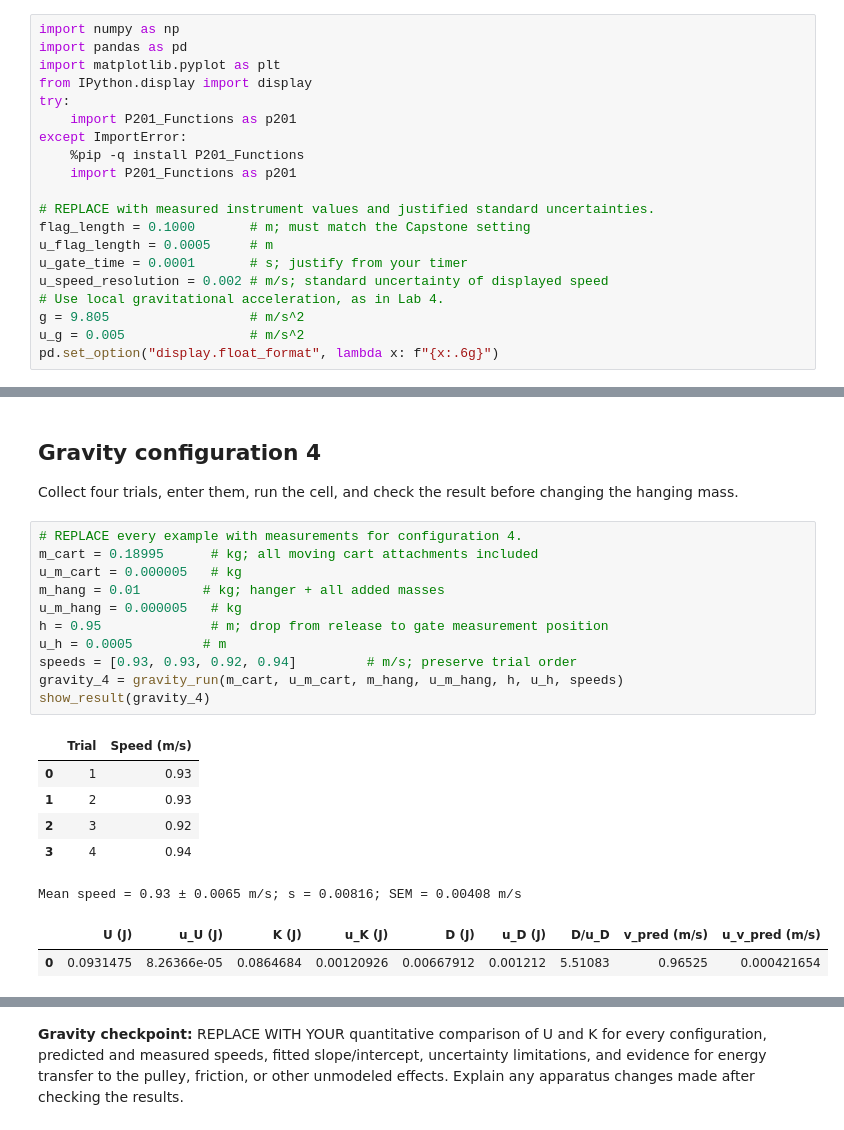
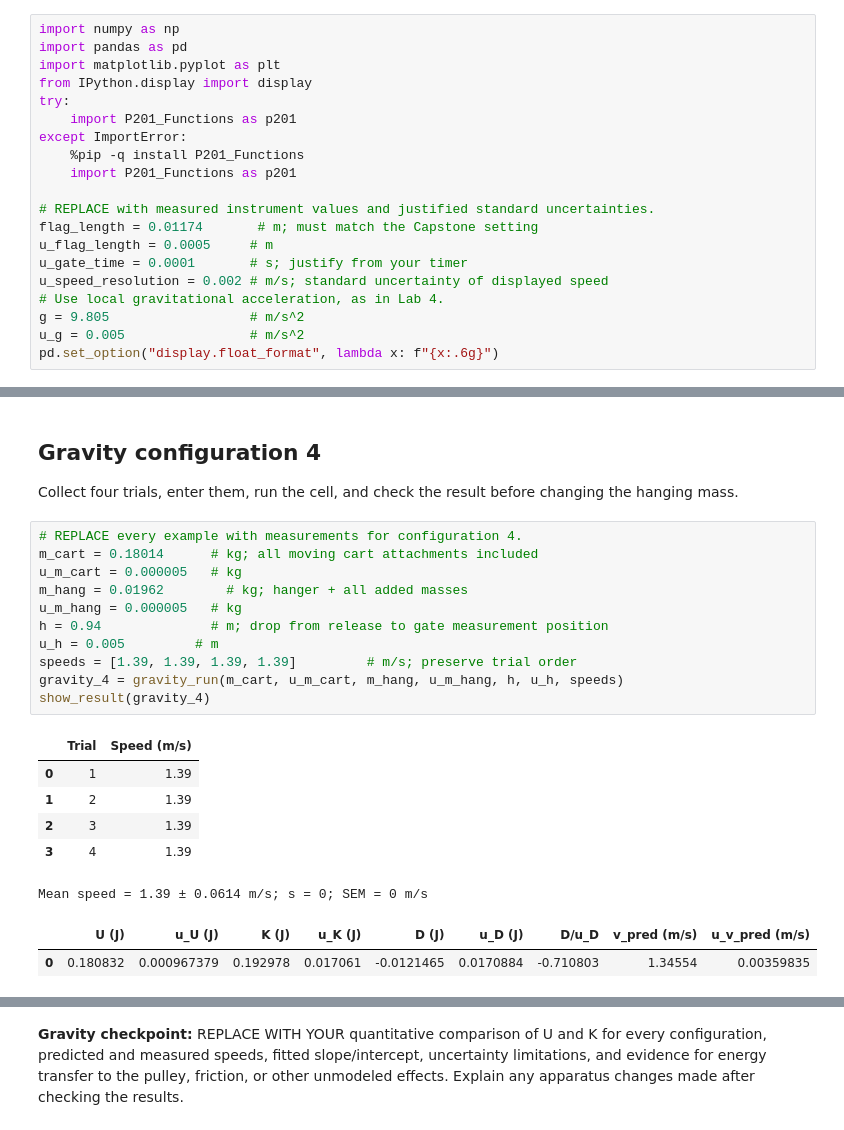
Before and after one commit to qaissafiullah25/Phys201L, a Jupyter notebook: labs/Lab05_Air_Track_Conservation_of_Energy/Lab05_Air_Track_Conservation_of_Energy.ipynb, the cells around one changed output, grey strips where cells are left out. Cells and saved outputs as stored; diff of their text form.

```diff
--- a/labs/Lab05_Air_Track_Conservation_of_Energy/Lab05_Air_Track_Conservation_of_Energy.ipynb
+++ b/labs/Lab05_Air_Track_Conservation_of_Energy/Lab05_Air_Track_Conservation_of_Energy.ipynb
@@ -54,7 +54,7 @@ except ImportError:
     import P201_Functions as p201
 
 # REPLACE with measured instrument values and justified standard uncertainties.
-flag_length = 0.1000       # m; must match the Capstone setting
+flag_length = 0.01174       # m; must match the Capstone setting
 u_flag_length = 0.0005     # m
 u_gate_time = 0.0001       # s; justify from your timer
 u_speed_resolution = 0.002 # m/s; standard uncertainty of displayed speed
@@ -304,24 +302,24 @@ Mean speed = 0.8325 ± 0.0078 m/s; s = 0.0126; SEM = 0.00629 m/s
 Collect four trials, enter them, run the cell, and check the result before changing the hanging mass.
 # %%
 # REPLACE every example with measurements for configuration 4.
-m_cart = 0.18995      # kg; all moving cart attachments included
+m_cart = 0.18014      # kg; all moving cart attachments included
 u_m_cart = 0.000005   # kg
-m_hang = 0.01        # kg; hanger + all added masses
+m_hang = 0.01962        # kg; hanger + all added masses
 u_m_hang = 0.000005   # kg
-h = 0.95              # m; drop from release to gate measurement position
-u_h = 0.0005         # m
-speeds = [0.93, 0.93, 0.92, 0.94]         # m/s; preserve trial order
+h = 0.94              # m; drop from release to gate measurement position
+u_h = 0.005         # m
+speeds = [1.39, 1.39, 1.39, 1.39]         # m/s; preserve trial order
 gravity_4 = gravity_run(m_cart, u_m_cart, m_hang, u_m_hang, h, u_h, speeds)
 show_result(gravity_4)
 # %% [output]
 |  | Trial | Speed (m/s) |
-| 0 | 1 | 0.93 |
-| 1 | 2 | 0.93 |
-| 2 | 3 | 0.92 |
-| 3 | 4 | 0.94 |
+| 0 | 1 | 1.39 |
+| 1 | 2 | 1.39 |
+| 2 | 3 | 1.39 |
+| 3 | 4 | 1.39 |
-Mean speed = 0.93 ± 0.0065 m/s; s = 0.00816; SEM = 0.00408 m/s
+Mean speed = 1.39 ± 0.0614 m/s; s = 0; SEM = 0 m/s
 |  | U (J) | u_U (J) | K (J) | u_K (J) | D (J) | u_D (J) | D/u_D | v_pred (m/s) | u_v_pred (m/s) |
-| 0 | 0.0931475 | 8.26366e-05 | 0.0864684 | 0.00120926 | 0.00667912 | 0.001212 | 5.51083 | 0.96525 | 0.000421654 |
+| 0 | 0.180832 | 0.000967379 | 0.192978 | 0.017061 | -0.0121465 | 0.0170884 | -0.710803 | 1.34554 | 0.00359835 |
 # %%
 gravity_table = energy_plot(
     {"Gravity 1":gravity_1, "Gravity 2":gravity_2, "Gravity 3":gravity_3, "Gravity 4":gravity_4},
```
Also changed, not shown: parts of 6 cells of this notebook.
